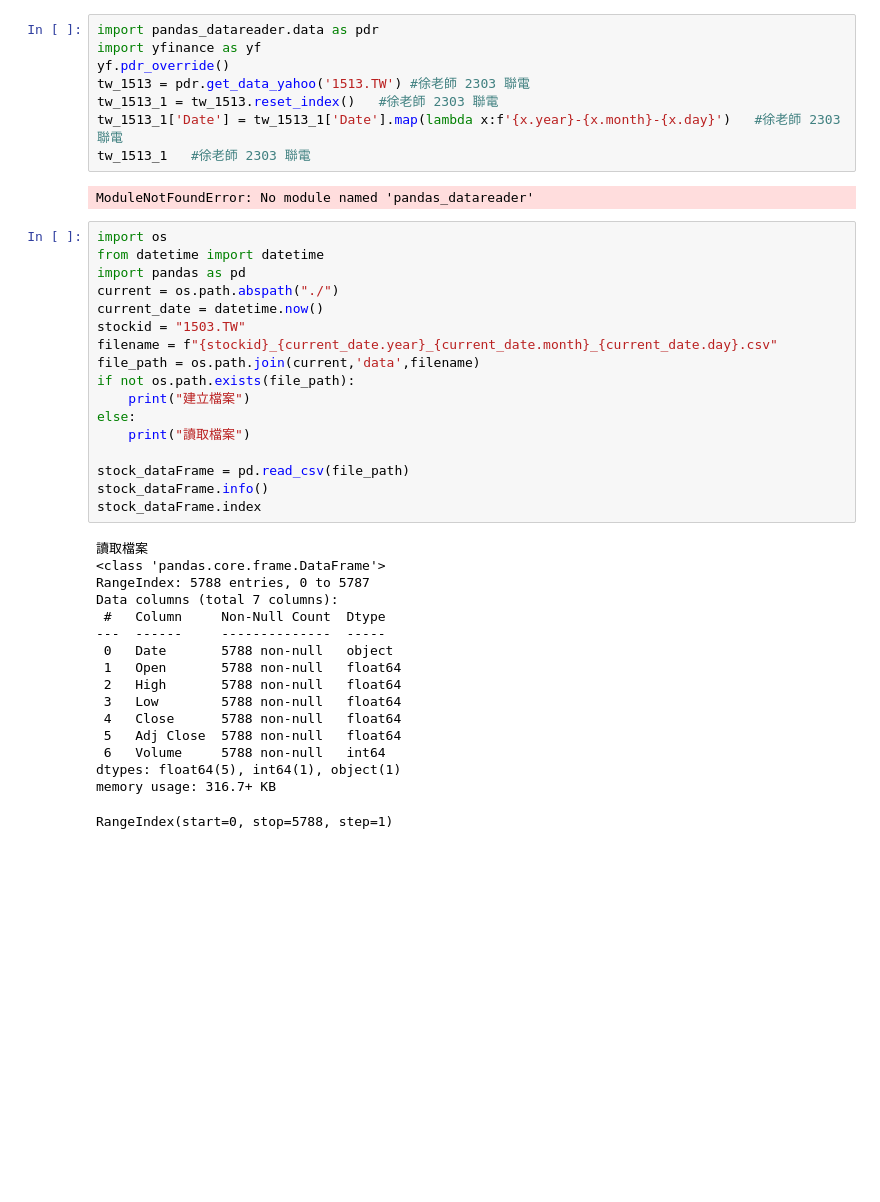
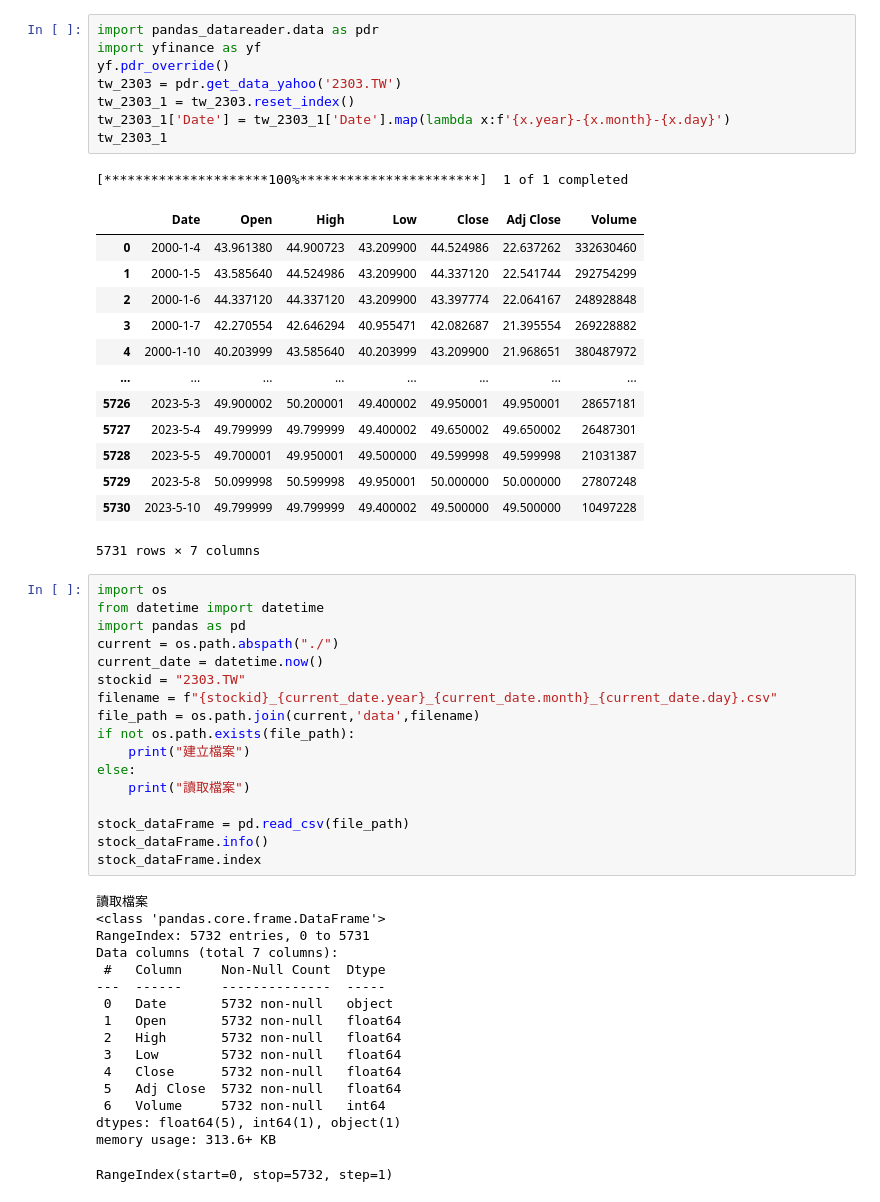
Before and after one commit to kl30822python/pythonFlask, a Jupyter notebook: 2023_05_11/test.ipynb, the cells around one changed output. Drawn from its saved outputs; the diff is of its cells as text; blank space fills up the shorter version.

```diff
--- a/2023_05_11/test.ipynb
+++ b/2023_05_11/test.ipynb
@@ -1,20 +1,33 @@
 # %%
 import pandas_datareader.data as pdr
 import yfinance as yf
 yf.pdr_override()
-tw_1513 = pdr.get_data_yahoo('1513.TW') #徐老師 2303 聯電
-tw_1513_1 = tw_1513.reset_index()   #徐老師 2303 聯電
-tw_1513_1['Date'] = tw_1513_1['Date'].map(lambda x:f'{x.year}-{x.month}-{x.day}')   #徐老師 2303 聯電
-tw_1513_1   #徐老師 2303 聯電
+tw_2303 = pdr.get_data_yahoo('2303.TW')
+tw_2303_1 = tw_2303.reset_index()
+tw_2303_1['Date'] = tw_2303_1['Date'].map(lambda x:f'{x.year}-{x.month}-{x.day}')
+tw_2303_1
 # %% [output]
-ModuleNotFoundError: No module named 'pandas_datareader'
+[*********************100%***********************]  1 of 1 completed
+|  | Date | Open | High | Low | Close | Adj Close | Volume |
+| 0 | 2000-1-4 | 43.961380 | 44.900723 | 43.209900 | 44.524986 | 22.637262 | 332630460 |
+| 1 | 2000-1-5 | 43.585640 | 44.524986 | 43.209900 | 44.337120 | 22.541744 | 292754299 |
+| 2 | 2000-1-6 | 44.337120 | 44.337120 | 43.209900 | 43.397774 | 22.064167 | 248928848 |
+| 3 | 2000-1-7 | 42.270554 | 42.646294 | 40.955471 | 42.082687 | 21.395554 | 269228882 |
+| 4 | 2000-1-10 | 40.203999 | 43.585640 | 40.203999 | 43.209900 | 21.968651 | 380487972 |
+| ... | ... | ... | ... | ... | ... | ... | ... |
+| 5726 | 2023-5-3 | 49.900002 | 50.200001 | 49.400002 | 49.950001 | 49.950001 | 28657181 |
+| 5727 | 2023-5-4 | 49.799999 | 49.799999 | 49.400002 | 49.650002 | 49.650002 | 26487301 |
+| 5728 | 2023-5-5 | 49.700001 | 49.950001 | 49.500000 | 49.599998 | 49.599998 | 21031387 |
+| 5729 | 2023-5-8 | 50.099998 | 50.599998 | 49.950001 | 50.000000 | 50.000000 | 27807248 |
+| 5730 | 2023-5-10 | 49.799999 | 49.799999 | 49.400002 | 49.500000 | 49.500000 | 10497228 |
+5731 rows × 7 columns
 # %%
 import os
 from datetime import datetime
 import pandas as pd
 current = os.path.abspath("./")
 current_date = datetime.now()
-stockid = "1503.TW"
+stockid = "2303.TW"
 filename = f"{stockid}_{current_date.year}_{current_date.month}_{current_date.day}.csv"
 file_path = os.path.join(current,'data',filename)
 if not os.path.exists(file_path):
@@ -28,17 +41,17 @@ stock_dataFrame.index
 # %% [output]
 讀取檔案
 <class 'pandas.core.frame.DataFrame'>
-RangeIndex: 5788 entries, 0 to 5787
+RangeIndex: 5732 entries, 0 to 5731
 Data columns (total 7 columns):
  #   Column     Non-Null Count  Dtype
 ---  ------     --------------  -----
- 0   Date       5788 non-null   object
- 1   Open       5788 non-null   float64
- 2   High       5788 non-null   float64
- 3   Low        5788 non-null   float64
- 4   Close      5788 non-null   float64
- 5   Adj Close  5788 non-null   float64
- 6   Volume     5788 non-null   int64
+ 0   Date       5732 non-null   object
+ 1   Open       5732 non-null   float64
+ 2   High       5732 non-null   float64
+ 3   Low        5732 non-null   float64
+ 4   Close      5732 non-null   float64
+ 5   Adj Close  5732 non-null   float64
+ 6   Volume     5732 non-null   int64
 dtypes: float64(5), int64(1), object(1)
-memory usage: 316.7+ KB
+memory usage: 313.6+ KB
-RangeIndex(start=0, stop=5788, step=1)
+RangeIndex(start=0, stop=5732, step=1)
```
Also changed, not shown: parts of 2 cells of this notebook, 14 other files.
